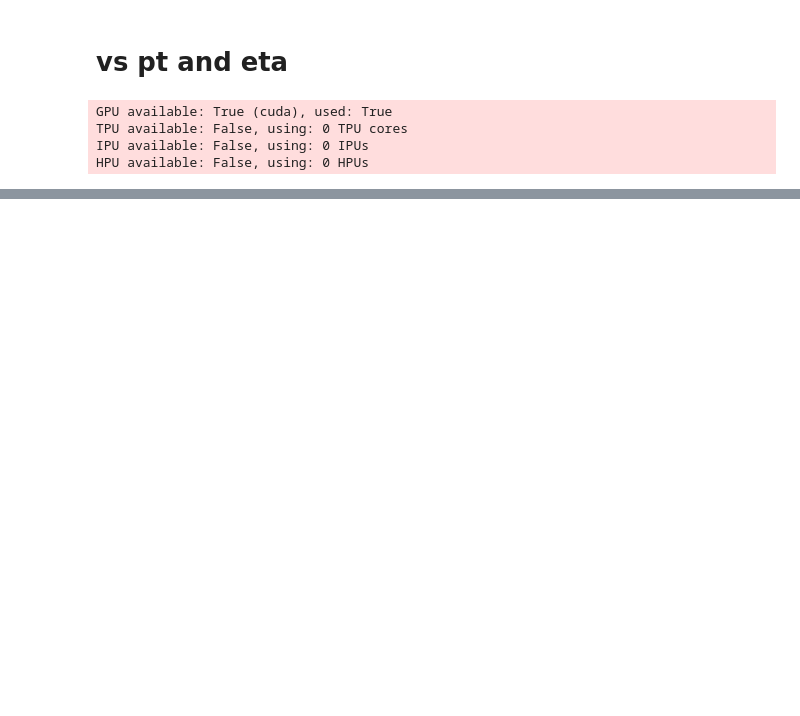
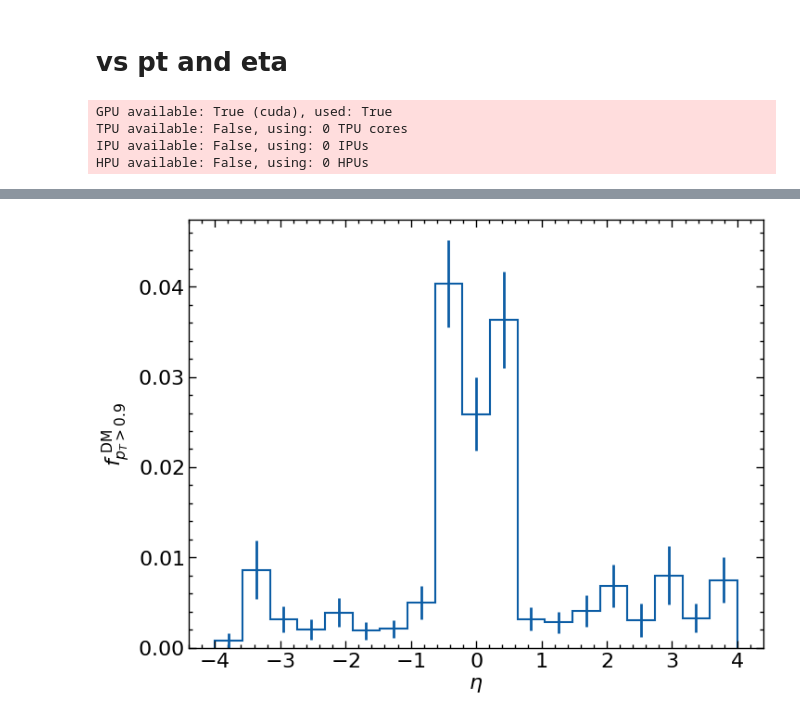
Before and after one commit to gnn-tracking/paper-plots, a Jupyter notebook: notebooks/030_performance.ipynb, the cells around one changed output, grey strips where cells are left out. Saved outputs shown, nothing was run; the diff lists cells and outputs as text; code cells hidden in the pictures; blank space fills up the shorter version.

```diff
--- a/notebooks/030_performance.ipynb
+++ b/notebooks/030_performance.ipynb
@@ -243,0 +286,13 @@ p.ax.legend()
+# %%
+p = PerformancePlot(
+    df=vs_eta,
+    df_ul=None,
+    xs=etas,
+    var=vm["eta"].latex,
+    y_label=r"$f^{\,\,\mathrm{DM}}_{p_T>0.9}$",
+)
+p.plot_var("fake_double_majority", "C0", label="_ignore")
+p.add_legend()
+p.ax.get_figure().savefig(Path.home() / "paperresults/fake_vs_eta.pdf")
+# %% [output]
+[figure, added]
```
Also changed, not shown: parts of 28 cells of this notebook, 1 other file.
